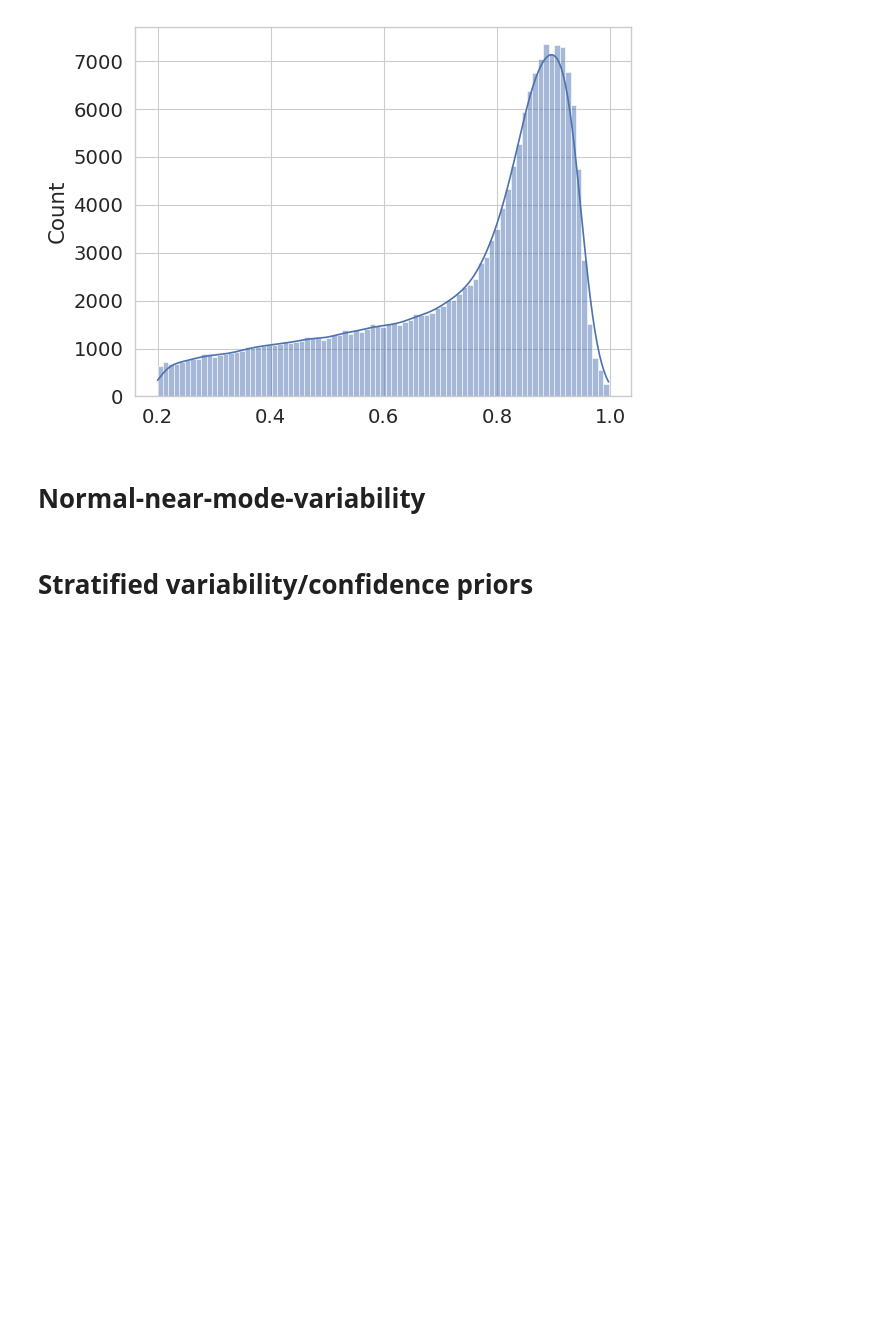
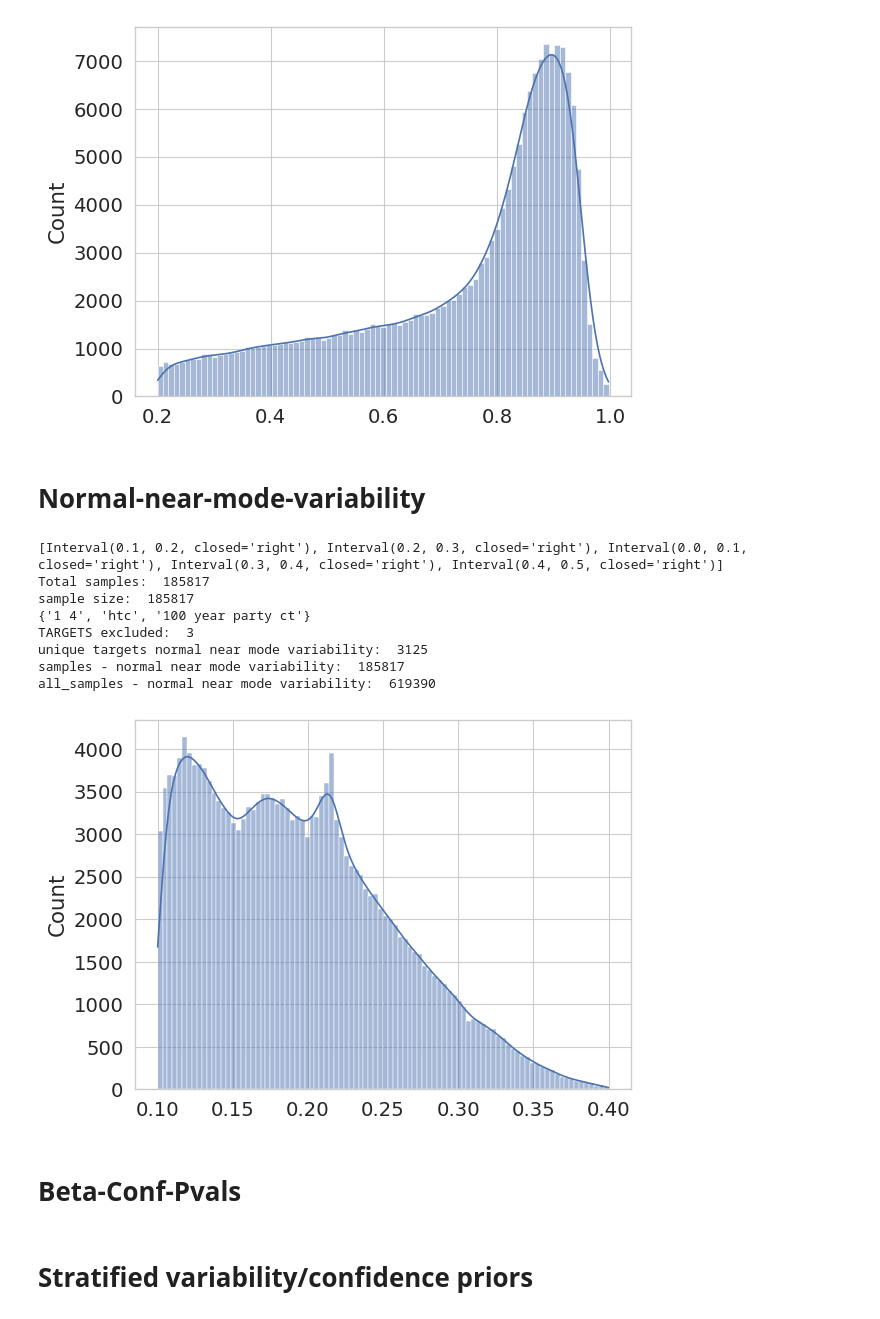
Before and after one commit to jr4fs/vl-pretraining, a Jupyter notebook: src/dataset_selection/sampling/stratified_beta_sampling.ipynb, the cells around one changed output. Cells and saved outputs as stored; diff of their text form; code cells hidden in the pictures; blank space fills up the shorter version.

Commit message:
beta pvals conf

```diff
--- a/src/dataset_selection/sampling/stratified_beta_sampling.ipynb
+++ b/src/dataset_selection/sampling/stratified_beta_sampling.ipynb
@@ -656,9 +656,21 @@ def normal_near_mode_variability(df, lower, upper, model, training_budget, datas
 # %%
 sampling_dataset = 'multilabel_full'
 sampling_model = 'LXR111'
 
 
 base_path = '../../../snap/vqa/lxr111_multilabel_full_run_3/'
 df = pd.read_pickle(base_path+"datamap_metrics.pkl")
 
-normal_near_mode_variability(df, 0.1, 0.3, sampling_model, 30, dataset=sampling_dataset)
+normal_near_mode_variability(df, 0.1, 0.4, sampling_model, 30, dataset=sampling_dataset)
+# %% [output]
+[Interval(0.1, 0.2, closed='right'), Interval(0.2, 0.3, closed='right'), Interval(0.0, 0.1, closed='right'), Interval(0.3, 0.4, closed='right'), Interval(0.4, 0.5, closed='right')]
+Total samples:  185817
+sample size:  185817
+{'1 4', 'htc', '100 year party ct'}
+TARGETS excluded:  3
+unique targets normal near mode variability:  3125
+samples - normal near mode variability:  185817
+all_samples - normal near mode variability:  619390
+[figure, added]
+# %% [markdown]
+# Beta-Conf-Pvals
```
Also changed, not shown: parts of 2 cells of this notebook.
